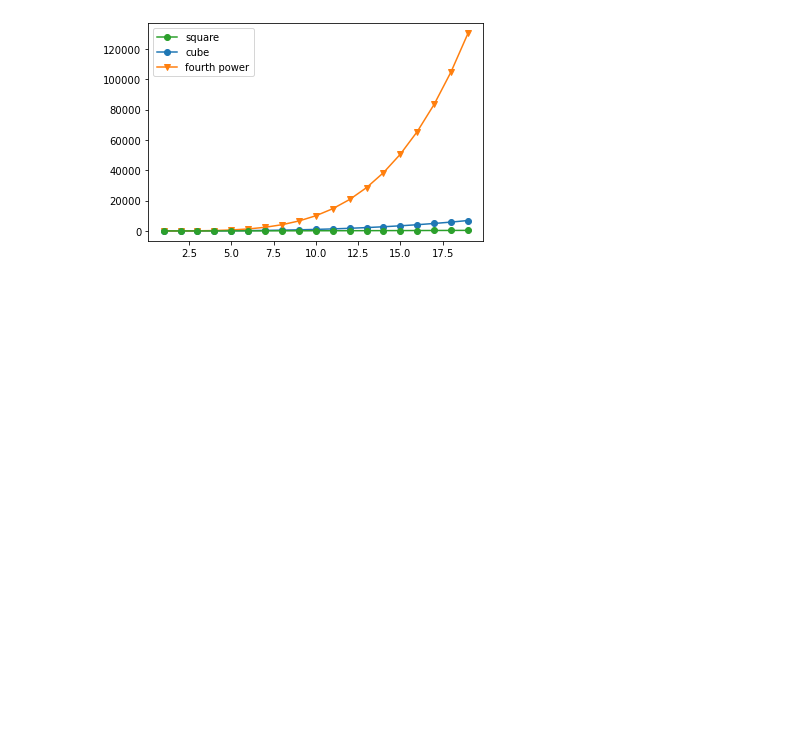
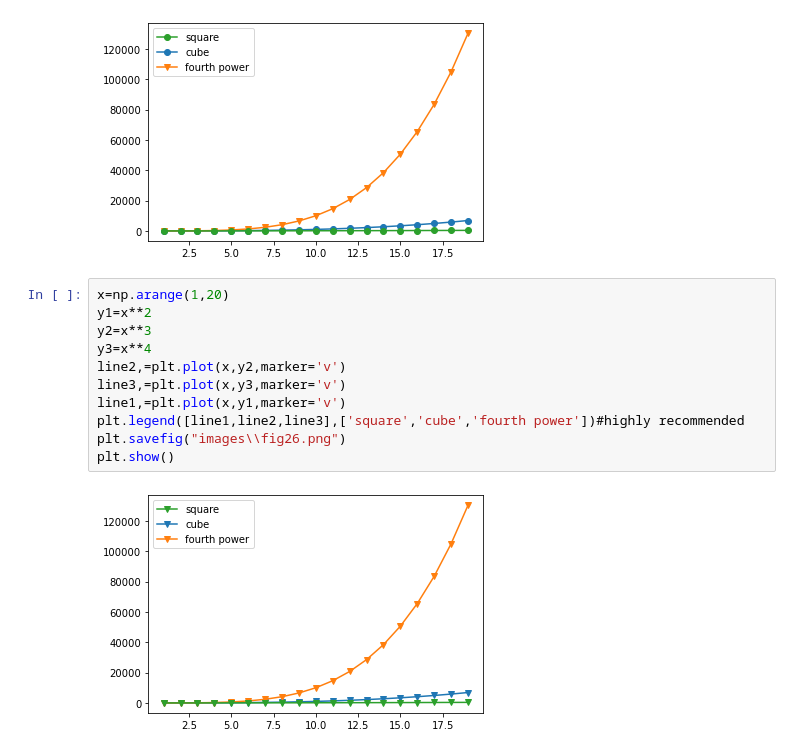
Before and after one commit to Disha0803/Matplotlib, a Jupyter notebook: Matplotlib basics.ipynb, the cells around one changed output. Drawn from its saved outputs; the diff is of its cells as text; blank space fills up the shorter version.

```diff
--- a/Matplotlib basics.ipynb
+++ b/Matplotlib basics.ipynb
@@ -420,3 +420,16 @@ plt.savefig("images\\fig25.png")
 plt.show()
 # %% [output]
 [figure]
+# %%
+x=np.arange(1,20)
+y1=x**2
+y2=x**3
+y3=x**4
+line2,=plt.plot(x,y2,marker='v')
+line3,=plt.plot(x,y3,marker='v')
+line1,=plt.plot(x,y1,marker='v')
+plt.legend([line1,line2,line3],['square','cube','fourth power'])#highly recommended
+plt.savefig("images\\fig26.png")
+plt.show()
+# %% [output]
+[figure, added]
```
Also changed, not shown: 1 other file.
